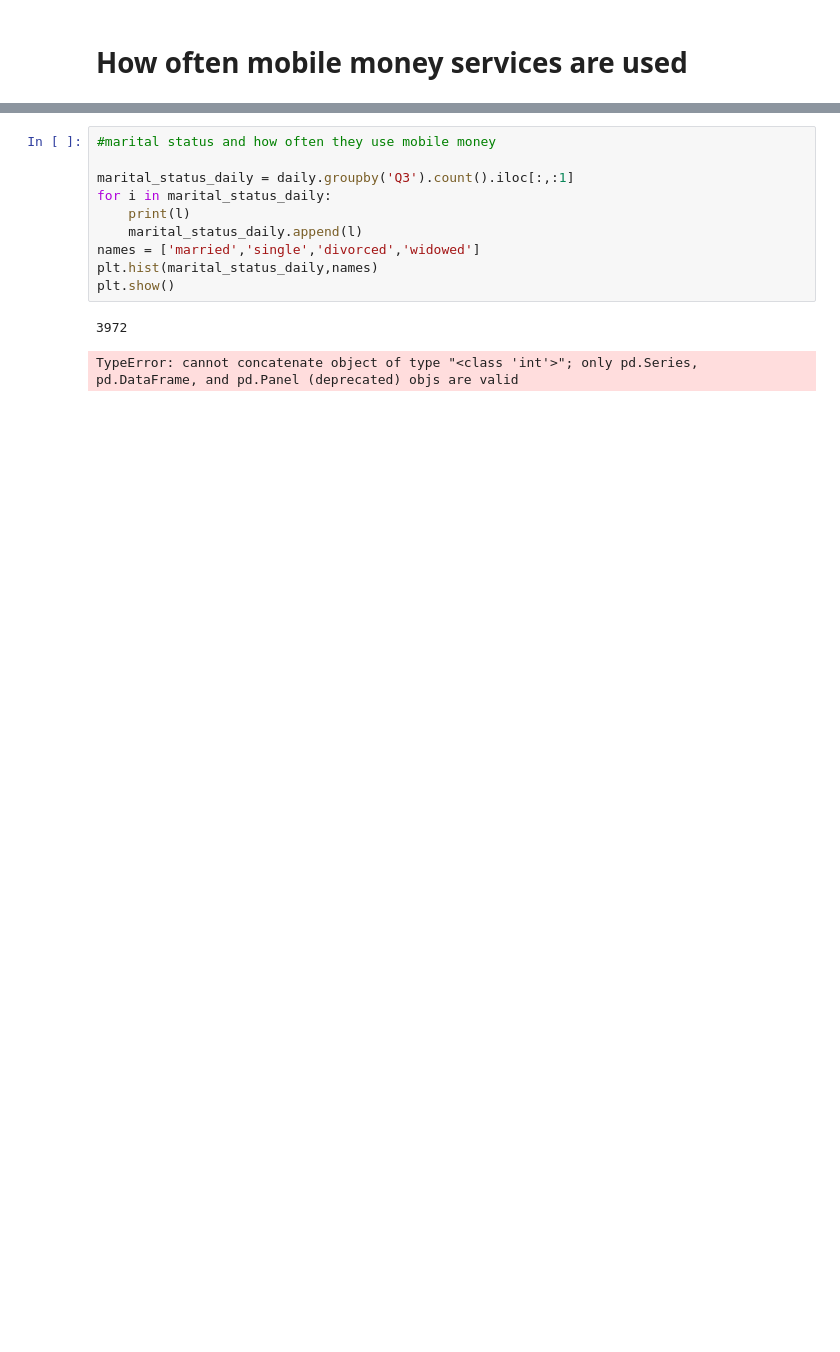
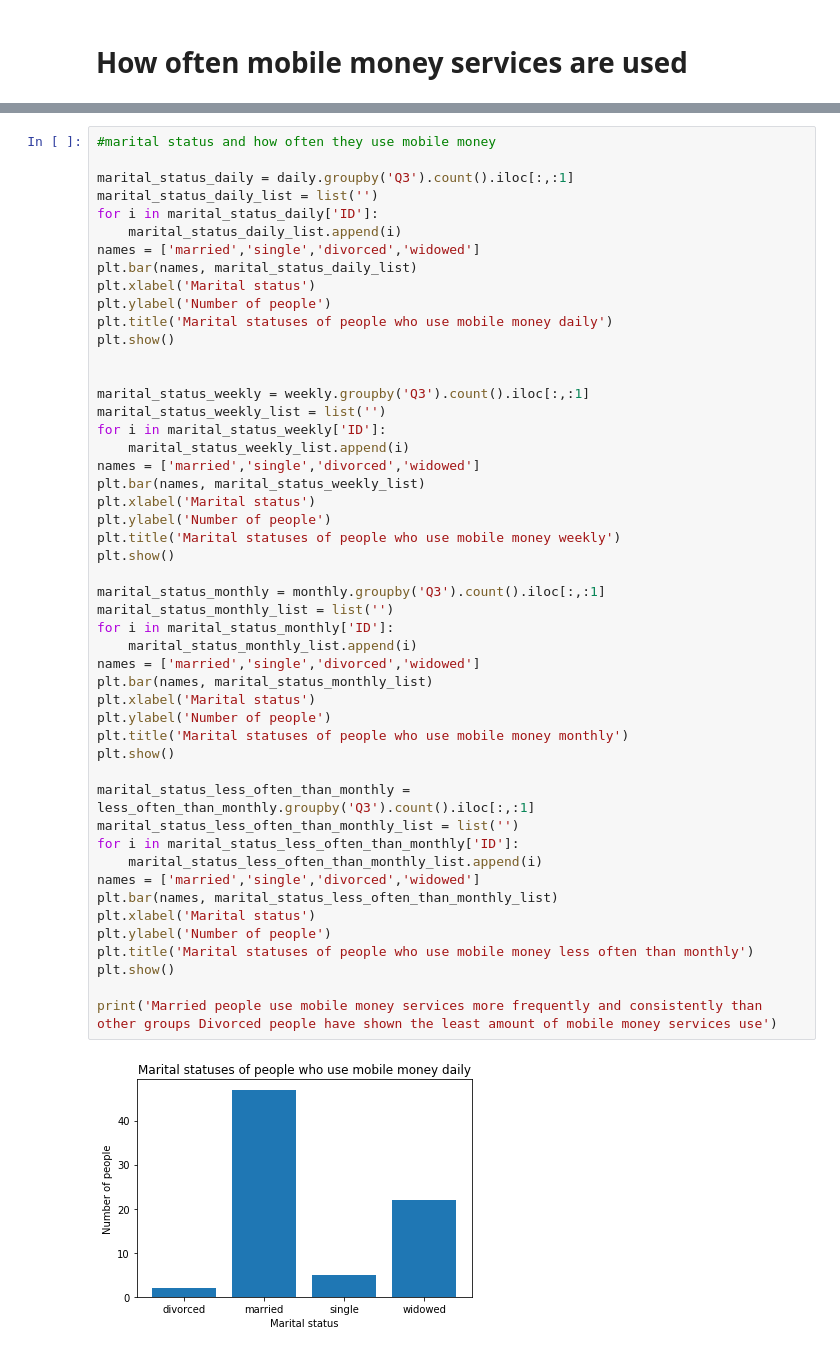
Before and after one commit to LordeUnicorn/Financial_services, a Jupyter notebook: Mobile_money.ipynb, the cells around one changed output, grey strips where cells are left out. Cells and saved outputs as stored; diff of their text form; blank space fills up the shorter version.

```diff
--- a/Mobile_money.ipynb
+++ b/Mobile_money.ipynb
@@ -505,13 +520,51 @@ plt.show()
-# %%
-#marital status and how often they use mobile money
-
-marital_status_daily = daily.groupby('Q3').count().iloc[:,:1]
-for i in marital_status_daily:
-    print(l)
-    marital_status_daily.append(l)
-names = ['married','single','divorced','widowed']
-plt.hist(marital_status_daily,names)
-plt.show()
-# %% [output]
-3972
-TypeError: cannot concatenate object of type "<class 'int'>"; only pd.Series, pd.DataFrame, and pd.Panel (deprecated) objs are valid
+# %%
+#marital status and how often they use mobile money
+
+marital_status_daily = daily.groupby('Q3').count().iloc[:,:1]
+marital_status_daily_list = list('')
+for i in marital_status_daily['ID']:
+    marital_status_daily_list.append(i)
+names = ['married','single','divorced','widowed']
+plt.bar(names, marital_status_daily_list)
+plt.xlabel('Marital status')
+plt.ylabel('Number of people')
+plt.title('Marital statuses of people who use mobile money daily')
+plt.show()
+
+
+marital_status_weekly = weekly.groupby('Q3').count().iloc[:,:1]
+marital_status_weekly_list = list('')
+for i in marital_status_weekly['ID']:
+    marital_status_weekly_list.append(i)
+names = ['married','single','divorced','widowed']
+plt.bar(names, marital_status_weekly_list)
+plt.xlabel('Marital status')
+plt.ylabel('Number of people')
+plt.title('Marital statuses of people who use mobile money weekly')
+plt.show()
+
+marital_status_monthly = monthly.groupby('Q3').count().iloc[:,:1]
+marital_status_monthly_list = list('')
+for i in marital_status_monthly['ID']:
+    marital_status_monthly_list.append(i)
+names = ['married','single','divorced','widowed']
+plt.bar(names, marital_status_monthly_list)
+plt.xlabel('Marital status')
+plt.ylabel('Number of people')
+plt.title('Marital statuses of people who use mobile money monthly')
+plt.show()
+
+marital_status_less_often_than_monthly = less_often_than_monthly.groupby('Q3').count().iloc[:,:1]
+marital_status_less_often_than_monthly_list = list('')
+for i in marital_status_less_often_than_monthly['ID']:
+    marital_status_less_often_than_monthly_list.append(i)
+names = ['married','single','divorced','widowed']
+plt.bar(names, marital_status_less_often_than_monthly_list)
+plt.xlabel('Marital status')
+plt.ylabel('Number of people')
+plt.title('Marital statuses of people who use mobile money less often than monthly')
+plt.show()
+
+print('Married people use mobile money services more frequently and consistently than other groups Divorced people have shown the least amount of mobile money services use')
+# %% [output]
+[figure, added]
```
Also changed, not shown: parts of 16 cells of this notebook.
